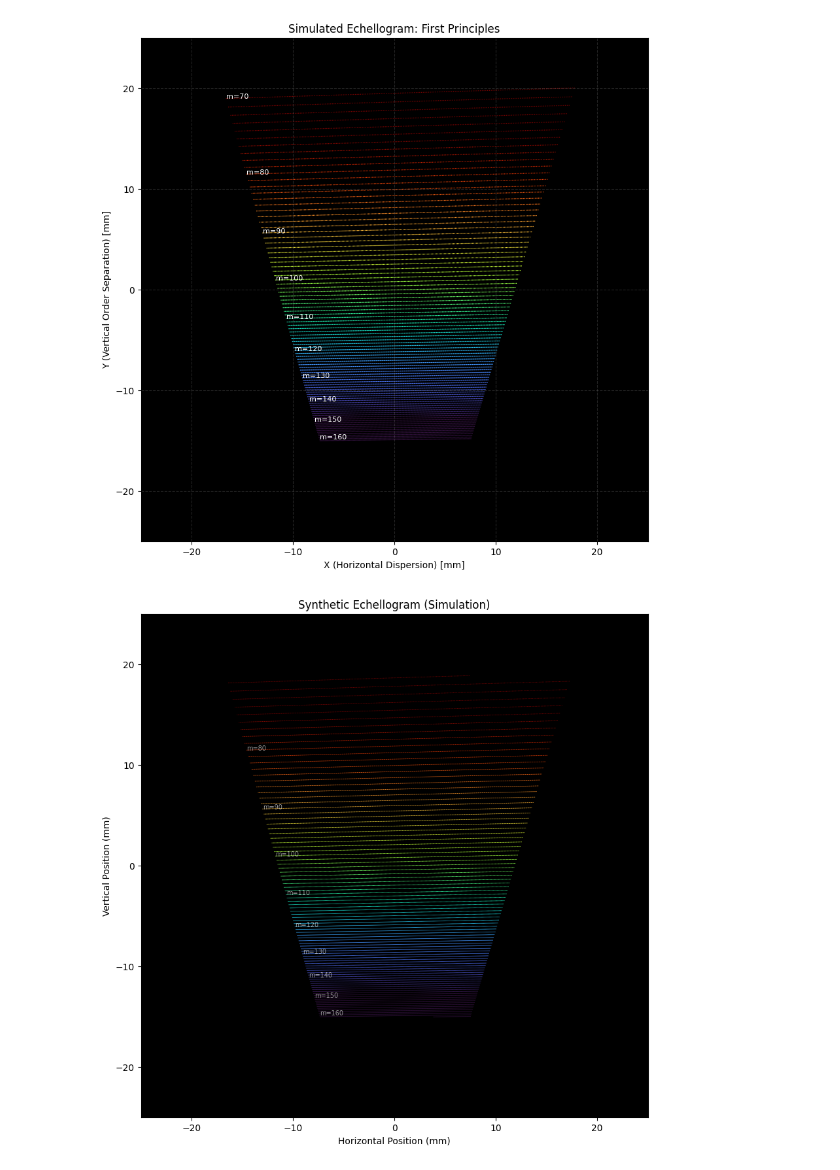
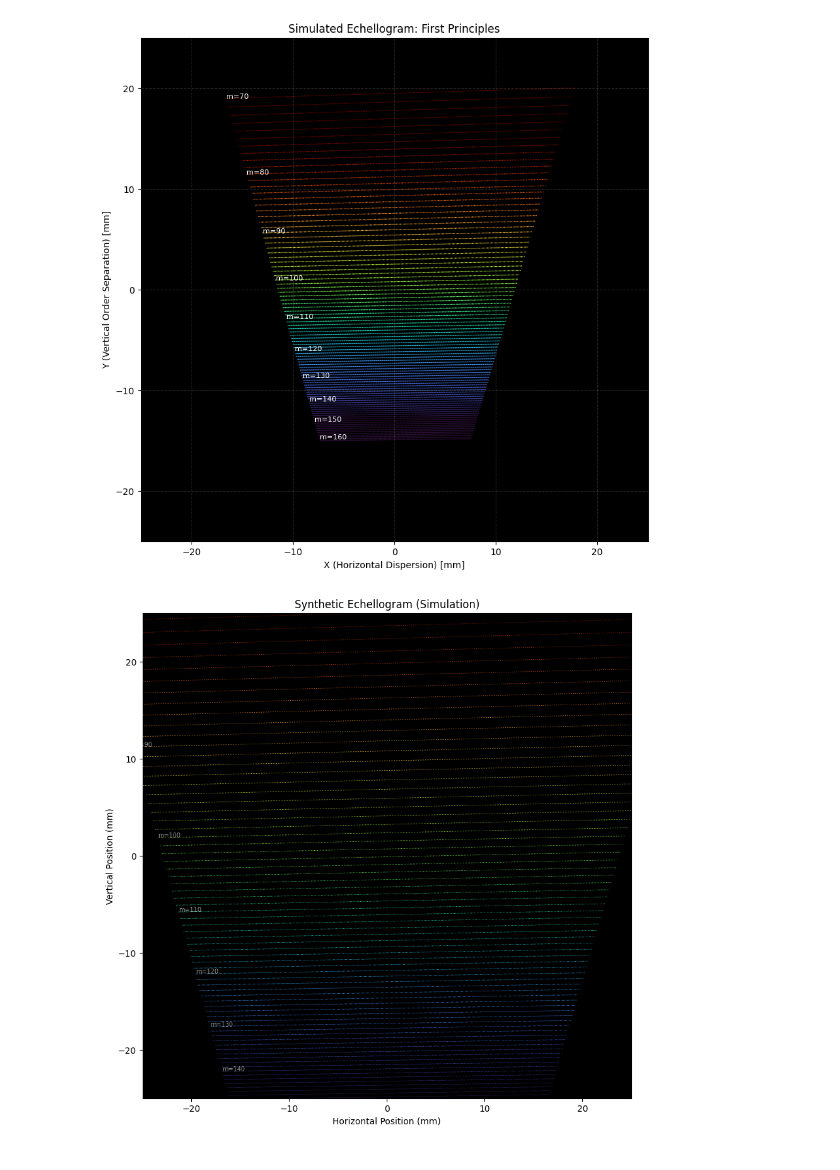
Before and after one commit to AyanS13/random_stuff, a Jupyter notebook: Echelle_spectrograph.ipynb, the cells around one changed output. Saved outputs shown, nothing was run; the diff lists cells and outputs as text; code cells hidden in the pictures.

```diff
--- a/Echelle_spectrograph.ipynb
+++ b/Echelle_spectrograph.ipynb
@@ -165,32 +165,32 @@ def plot_echellogram(data, det_size_mm=50):
         valid = ~np.isnan(row['x']) & ~np.isnan(row['y'])
         if not np.any(valid): continue
 
         colors = plt.cm.turbo(norm(row['wavelengths'][valid]))
         ax.scatter(row['x'][valid], row['y'][valid], s=0.5, c=colors, edgecolors='none')
 
         # Label every 10th order
         if row['order'] % 10 == 0:
             ax.text(row['x'][valid][0], row['y'][valid][0], f"m={row['order']}",
                     color='white', fontsize=7, alpha=0.6)
 
     ax.set_xlim(-det_size_mm/2, det_size_mm/2)
     ax.set_ylim(-det_size_mm/2, det_size_mm/2)
     ax.set_title("Synthetic Echellogram (Simulation)")
     ax.set_xlabel("Horizontal Position (mm)")
     ax.set_ylabel("Vertical Position (mm)")
     plt.show()
 
 # --- Example Usage ---
 
 # 1. Define Components
 echelle = Grating(lines_per_mm=31.6, incidence_angle_deg=63.4) # R2 Grating
 cross = Grating(lines_per_mm=150, incidence_angle_deg=0)       # Cross disperser
-instrument = EchelleSpectrograph(echelle, cross, focal_length_mm=500)
+instrument = EchelleSpectrograph(echelle, cross, focal_length_mm=1000)
 
 # 2. Run Simulation
 sim_data = instrument.generate_echellogram(350, 800) # UV to Near-IR
 
 # 3. Plot
 plot_echellogram(sim_data)
 # %% [output]
-[figure, old version]
+[figure, new version]
```
Also changed, not shown: parts of 5 cells of this notebook.
